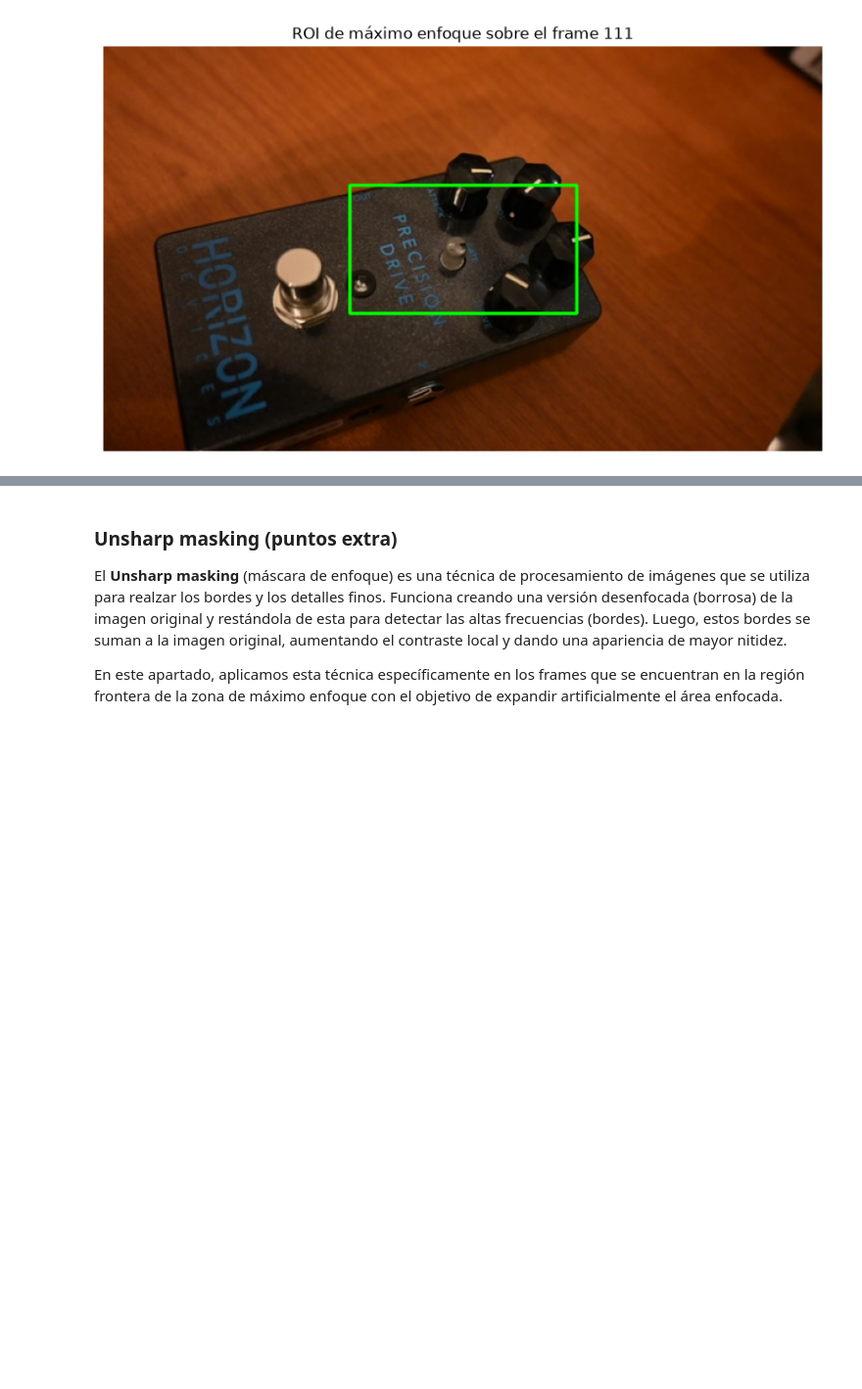
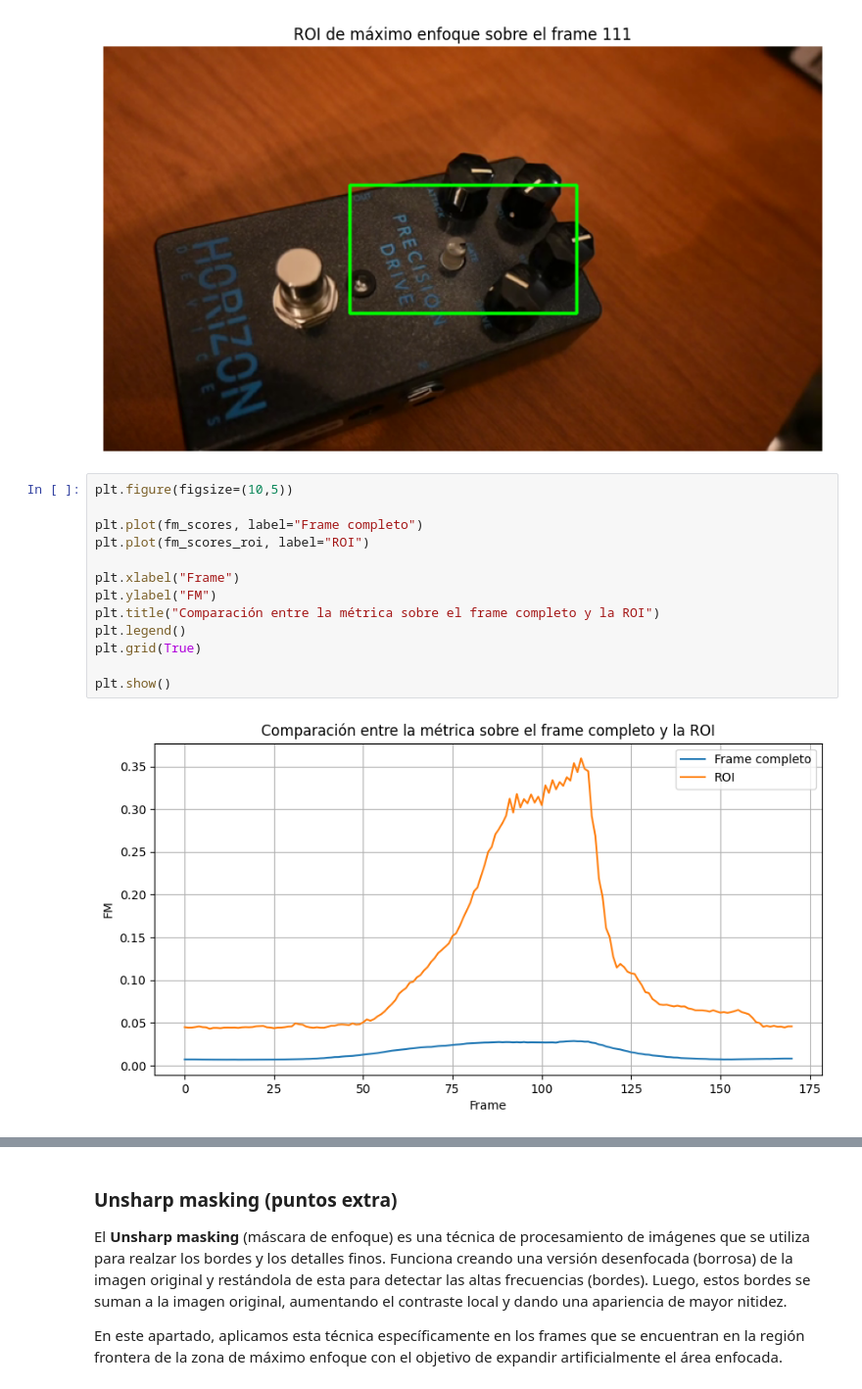
Before and after one commit to natonnelier/vision_por_computadora_tps, a Jupyter notebook: TP2/TP2.ipynb, the cells around one changed output, grey strips where cells are left out. Shown at 98% size. Drawn from its saved outputs; the diff is of its cells as text; blank space fills up the shorter version.

```diff
--- a/TP2/TP2.ipynb
+++ b/TP2/TP2.ipynb
@@ -279,6 +279,21 @@ cv.rectangle(vis, (x0, y0), (x0 + roi_w, y0 + roi_h), (0, 255, 0), 2)
 mostrar_imagen(vis, titulo=f"ROI de máximo enfoque sobre el frame {representative_roi}")
 # %% [output]
 [figure]
+# %%
+plt.figure(figsize=(10,5))
+
+plt.plot(fm_scores, label="Frame completo")
+plt.plot(fm_scores_roi, label="ROI")
+
+plt.xlabel("Frame")
+plt.ylabel("FM")
+plt.title("Comparación entre la métrica sobre el frame completo y la ROI")
+plt.legend()
+plt.grid(True)
+
+plt.show()
+# %% [output]
+[figure, added]
 # %% [markdown]
 ### Observaciones
 
```
Also changed, not shown: parts of 8 cells of this notebook.
